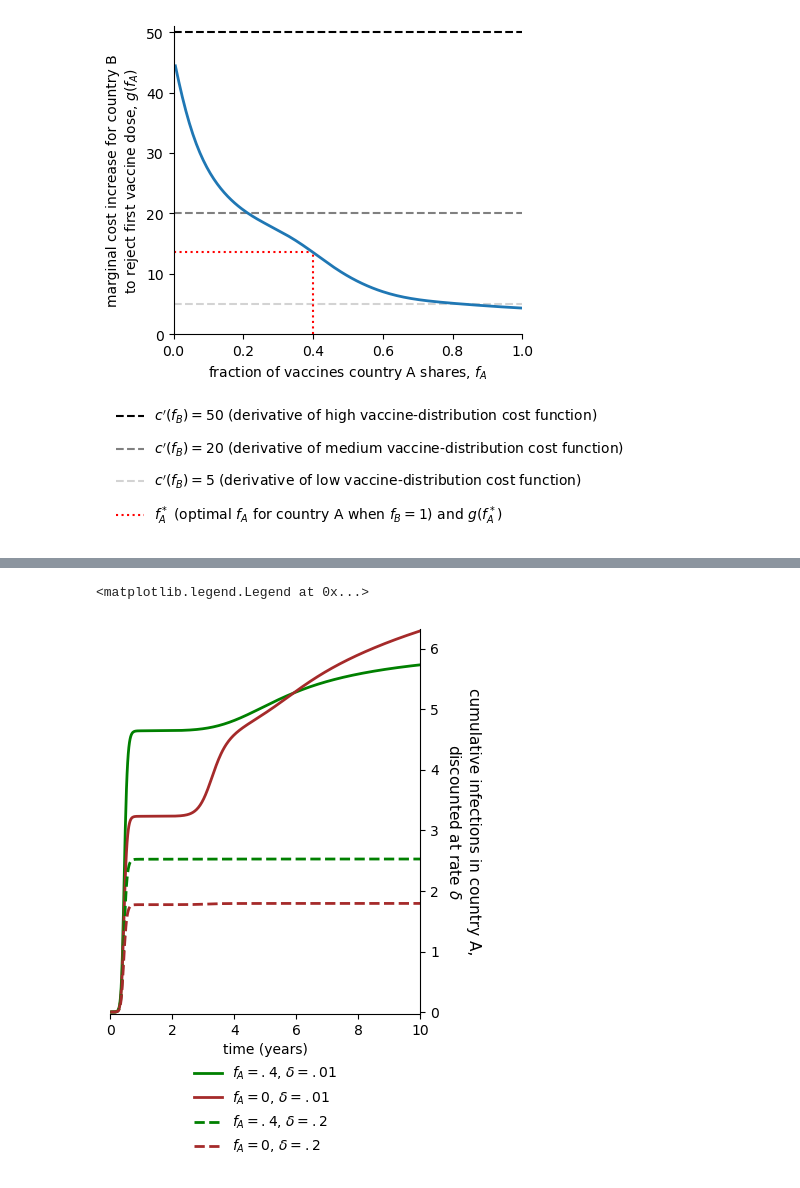
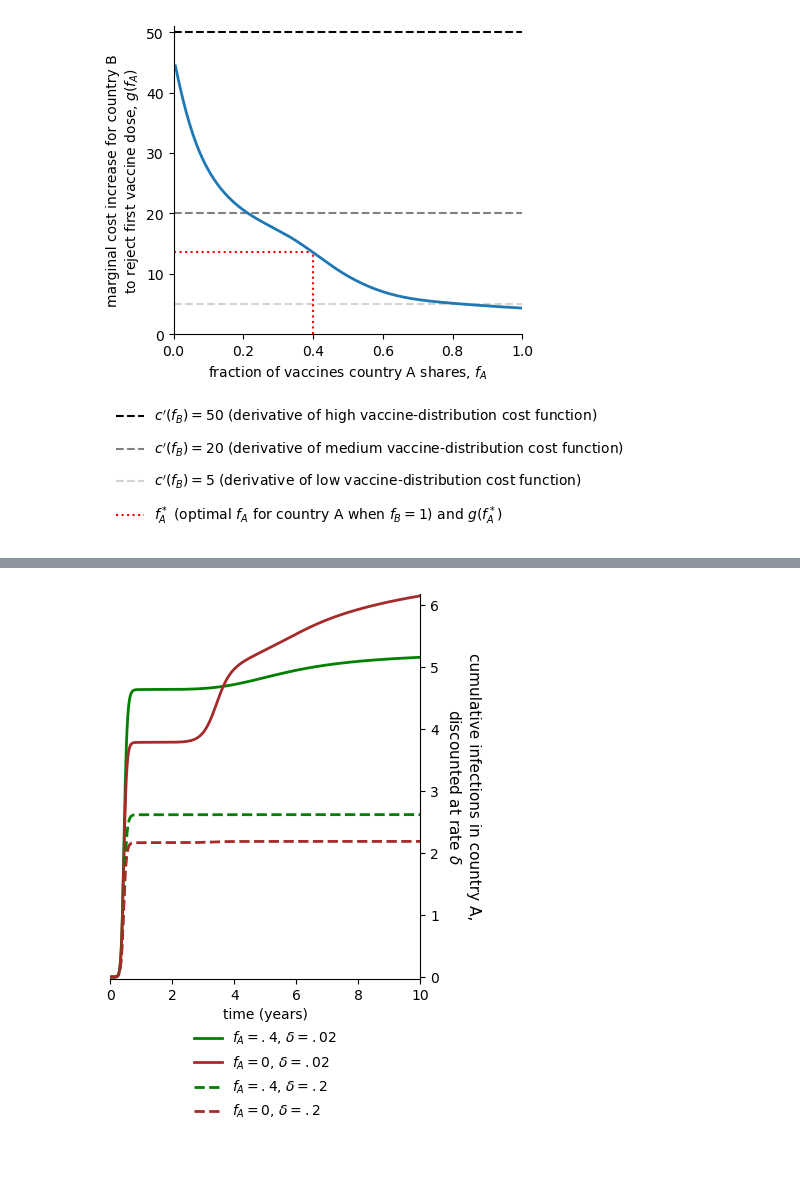
Before and after one commit to freedmanari/vaccine_nationalism, a Jupyter notebook: vaccine_nationalism.ipynb, the cells around one changed output, grey strips where cells are left out. Drawn from its saved outputs; the diff is of its cells as text; code cells hidden in the pictures.

```diff
--- a/vaccine_nationalism.ipynb
+++ b/vaccine_nationalism.ipynb
@@ -1107,40 +1115,39 @@ cbar.set_label(label='week of variant\nemergence')
 tsteps = int(10*365/tstep) + 1
 
 tstep_ts, _, J_A1 = \
-    get_Js(f_A=0, mu=10, track_vars=True, epsilon=1e-5, tsteps=tsteps, ts_per_tstep=ts_per_tstep)[:3]
+    get_Js(f_A=0, mu=5, eta=.2, track_vars=True, epsilon=1e-5, tsteps=tsteps, ts_per_tstep=ts_per_tstep)[:3]
 ### or if R0 set to 1.5, replace last line with
-#     get_Js(f_A=0, mu=10, beta=1.5*gamma_def, track_vars=True, epsilon=1e-5, tsteps=tsteps, ts_per_tstep=ts_per_tstep)[:3]
+#     get_Js(f_A=0, mu=5, eta=.2, beta=1.5*gamma_def, track_vars=True, epsilon=1e-5, tsteps=tsteps, ts_per_tstep=ts_per_tstep)[:3]
 
 tstep_ts, _, J_A2 = \
-    get_Js(f_A=.4, mu=10, track_vars=True, epsilon=1e-5, tsteps=tsteps, ts_per_tstep=ts_per_tstep)[:3]
+    get_Js(f_A=.4, mu=5, eta=.2, track_vars=True, epsilon=1e-5, tsteps=tsteps, ts_per_tstep=ts_per_tstep)[:3]
 ### or if R0 set to 1.5, replace last line with
-#     get_Js(f_A=.4, mu=10, beta=1.5*gamma_def, track_vars=True, epsilon=1e-5, tsteps=tsteps, ts_per_tstep=ts_per_tstep)[:3]
+#     get_Js(f_A=.4, mu=5, eta=.2, beta=1.5*gamma_def, track_vars=True, epsilon=1e-5, tsteps=tsteps, ts_per_tstep=ts_per_tstep)[:3]
 # %%
 fig = plt.figure(figsize=(4,5))
 
-plt.plot(tstep_ts/365, np.cumsum(np.exp(-.01/(365/tstep)*tstep_ts) * J_A2),
-         linewidth=2, color='green', label='$f_A=.4$, $\delta=.01$')
-plt.plot(tstep_ts/365, np.cumsum(np.exp(-.01/(365/tstep)*tstep_ts) * J_A1),
-         linewidth=2, color='brown', label='$f_A=0$, $\delta=.01$')
+plt.plot(tstep_ts/365, np.cumsum(np.exp(-.02/(365/tstep)*tstep_ts) * J_A2),
+         linewidth=2, color='green', label='$f_A=.4$, $\delta=.02$')
+plt.plot(tstep_ts/365, np.cumsum(np.exp(-.02/(365/tstep)*tstep_ts) * J_A1),
+         linewidth=2, color='brown', label='$f_A=0$, $\delta=.02$')
 
 plt.plot(tstep_ts/365, np.cumsum(np.exp(-.2/(365/tstep)*tstep_ts) * J_A2),
          linewidth=2, color='green', linestyle='dashed', label='$f_A=.4$, $\delta=.2$')
 plt.plot(tstep_ts/365, np.cumsum(np.exp(-.2/(365/tstep)*tstep_ts) * J_A1),
          linewidth=2, color='brown', linestyle='dashed', label='$f_A=0$, $\delta=.2$')
 
 ax = plt.gca()
 ax.yaxis.tick_right()
 ax.margins(x=0,y=.005)
 ax.spines[['left','top']].set_visible(False)
 ax.set_xlabel('time (years)')
 ax.set_ylabel('cumulative infections in country A,\ndiscounted at rate $\delta$',
               rotation=270, labelpad=30, linespacing=1.3, size=11)
 ax.yaxis.set_label_position('right')
 plt.legend(loc='lower center', bbox_to_anchor=(.5, -.4), frameon=False, labelspacing=.5, handlelength=2, handletextpad=0.7)
 
-# plt.savefig('figures/roughs/example_C_As.svg', bbox_inches='tight')
+plt.savefig('figures/roughs/example_C_As.svg', bbox_inches='tight')
 ### or if R0 set to 1.5
 # plt.savefig('figures/roughs/example_low_R0_C_As.svg', bbox_inches='tight')
 # %% [output]
-<matplotlib.legend.Legend at 0x...>
-[figure, old version]
+[figure, new version]
```
Also changed, not shown: parts of 5 cells of this notebook, 2 other files.
